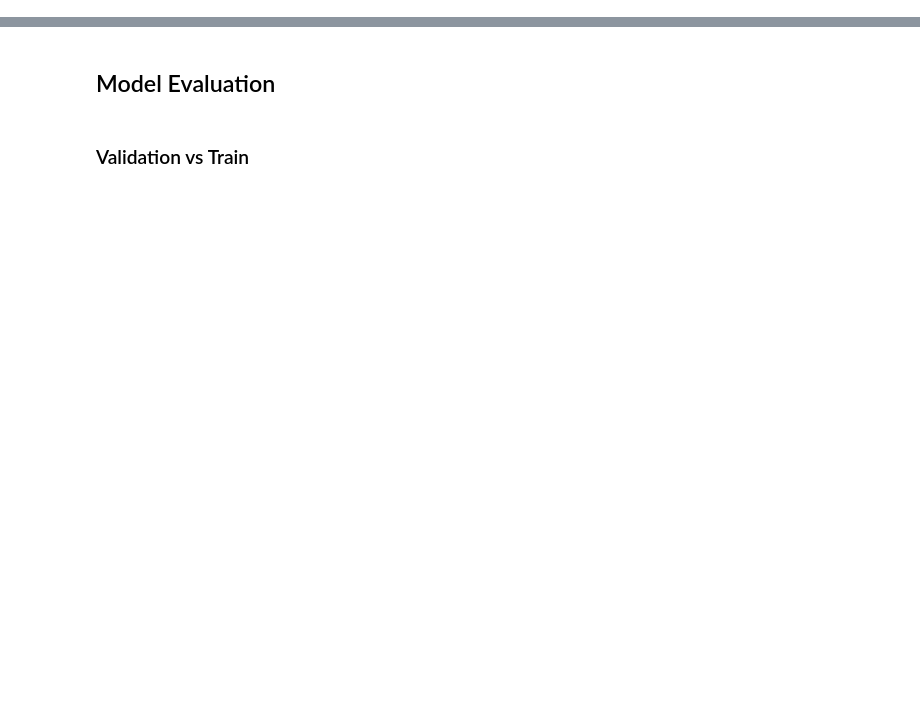
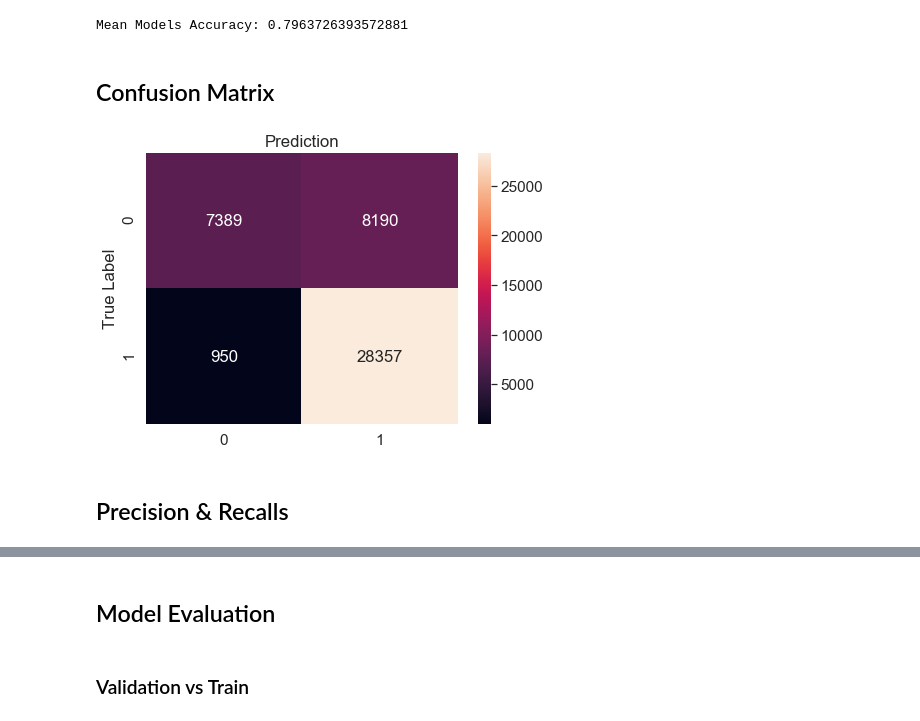
Before and after one commit to esmondhkchu/bayarea_business, a Jupyter notebook: data_analysis/NLP_model.ipynb, the cells around one changed output, grey strips where cells are left out. Cells and saved outputs as stored; diff of their text form; code cells hidden in the pictures; blank space fills up the shorter version.

```diff
--- a/data_analysis/NLP_model.ipynb
+++ b/data_analysis/NLP_model.ipynb
@@ -55,0 +100,33 @@ texts_labels = texts_labels.sample(frac=1).reset_index(drop=True)
+# %%
+steps = [
+    ('vectorizer', CountVectorizer()),
+    ('tfidf', TfidfTransformer(use_idf=True, smooth_idf=True)),
+    ('NB', MultinomialNB(alpha=1))]
+nb_pipline = Pipeline(steps)
+# %%
+kf = KFold(n_splits=10)
+nb_cv_results = [run_pipeline(texts_labels, i, j, nb_pipline) for i,j in kf.split(train_data)]
+# %%
+mean_acc_nb = np.array([i[0] for i in nb_cv_results]).mean()
+print('Mean Models Accuracy: {}'.format(mean_acc_nb))
+# %% [output]
+Mean Models Accuracy: 0.7963726393572881
+# %%
+nb_pred = np.concatenate([i[1] for i in nb_cv_results])
+nb_actu = np.concatenate([i[2] for i in nb_cv_results])
+nb_prob = np.concatenate([i[3] for i in nb_cv_results])
+# %% [markdown]
+## Confusion Matrix
+# %%
+con_matrix_nb = confusion_matrix(nb_actu, nb_pred)
+# %%
+plt.figure(figsize=(7,5))
+sns.set(font_scale=1.4)
+sns.heatmap(con_matrix_nb, annot=True, fmt="d")
+plt.ylabel('True Label')
+plt.title('Prediction')
+plt.show()
+# %% [output]
+[figure, added]
+# %% [markdown]
+## Precision & Recalls
```
Also changed, not shown: parts of 63 cells of this notebook.
